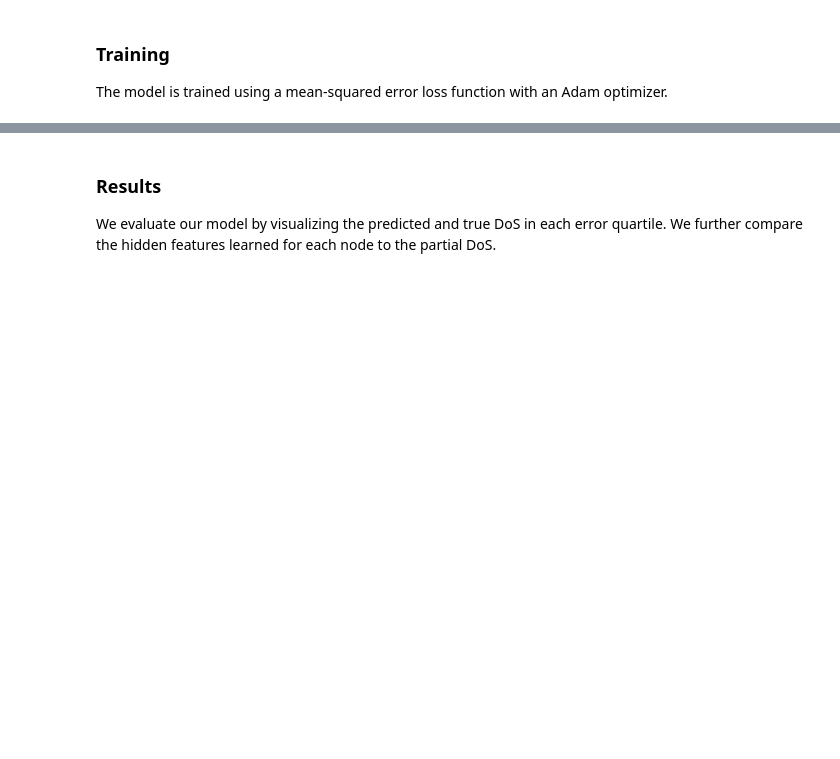
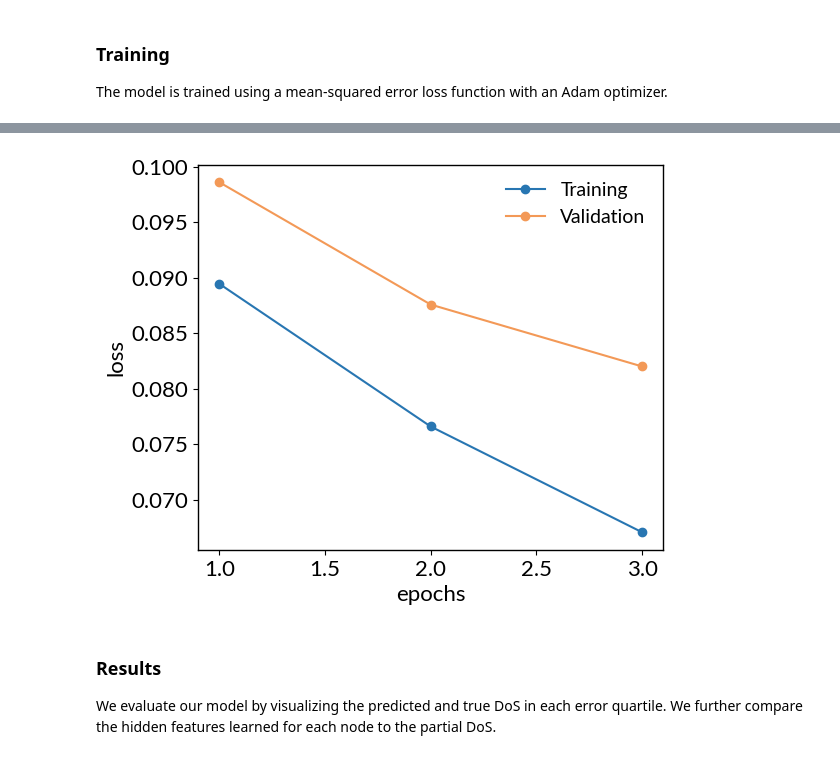
Before and after one commit to alstar555/Predicting-phonon-DoS, a Jupyter notebook: DL_project_phononDoS.ipynb, the cells around one changed output, grey strips where cells are left out. Saved outputs shown, nothing was run; the diff lists cells and outputs as text; code cells hidden in the pictures; blank space fills up the shorter version.

```diff
--- a/DL_project_phononDoS.ipynb
+++ b/DL_project_phononDoS.ipynb
@@ -724,18 +724,20 @@ Iteration    2   train loss =   0.0502   valid loss =   0.0724   elapsed time =
 # %%
 # load pre-trained model and plot its training history
-run_name = 'model'
+#run_name = 'model'
 
 history = torch.load(run_name + '.torch', map_location=device)['history']
 steps = [d['step'] + 1 for d in history]
 loss_train = [d['train']['loss'] for d in history]
 loss_valid = [d['valid']['loss'] for d in history]
 
 fig, ax = plt.subplots(figsize=(6,5))
 ax.plot(steps, loss_train, 'o-', label="Training", color=colors['train'])
 ax.plot(steps, loss_valid, 'o-', label="Validation", color=colors['valid'])
 ax.set_xlabel('epochs')
 ax.set_ylabel('loss')
 ax.legend(frameon=False);
+# %% [output]
+[figure, added]
 # %% [markdown]
 ### Results
 We evaluate our model by visualizing the predicted and true DoS in each error quartile. We further compare the hidden features learned for each node to the partial DoS.
```
Also changed, not shown: parts of 12 cells of this notebook.
